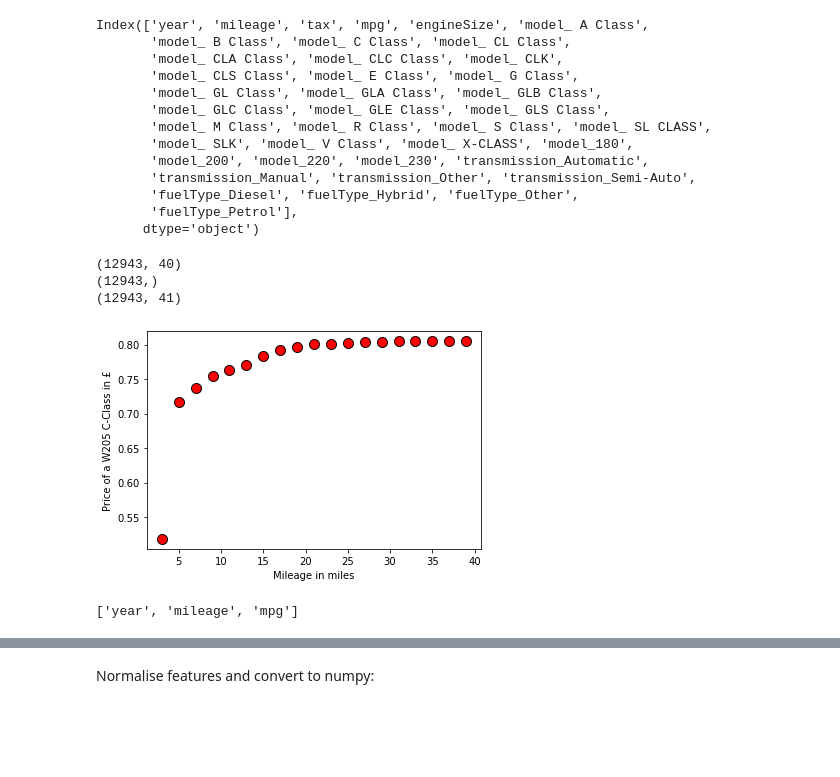
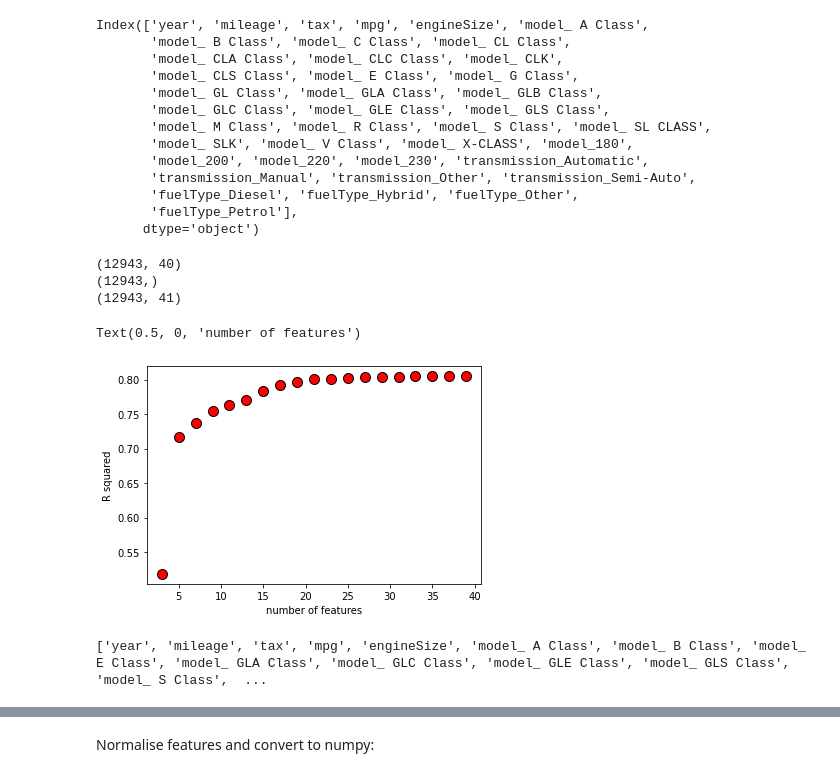
Before and after one commit to LuigiGuerriero1999/machine_learning_project, a Jupyter notebook: Machine Learning Project UK Used Car Data .ipynb, the cells around one changed output, grey strips where cells are left out. Saved outputs shown, nothing was run; the diff lists cells and outputs as text; code cells hidden in the pictures; blank space fills up the shorter version.

```diff
--- a/Machine Learning Project UK Used Car Data .ipynb
+++ b/Machine Learning Project UK Used Car Data .ipynb
@@ -793,40 +793,44 @@ Index(['year', 'mileage', 'tax', 'mpg', 'engineSize', 'model_ A Class',
 # %%
 #data
 X_mercedes = np.delete(mercedes_expanded_numpy_norm, 1, axis=1)
 y_mercedes = mercedes_expanded_numpy_norm[:,1]
 print(X_mercedes.shape)
 print(y_mercedes.shape)
 print(mercedes_expanded_numpy_norm.shape)
 
 
 #for features
 no_of_features = []
 r_squared = []
 
 
 for k in range(3, 40, 2):
     selector = SelectKBest(f_regression, k = k)
     X_transformed = selector.fit_transform(X_mercedes, y_mercedes)
     regressor = LinearRegression()
     regressor.fit(X_transformed, y_mercedes)
     no_of_features.append(k)
     teller = (1-(regressor.score(X_transformed, y_mercedes)))*(y_mercedes.size-1)
     noemer = y_mercedes.size-1
     r_squared.append(1-(teller/noemer))
 
-plotData(no_of_features, r_squared)
+fig = pyplot.figure()  # open a new figure
+pyplot.plot(no_of_features, r_squared, 'ro', ms=10, mec='k')
+pyplot.ylabel('R squared')
+pyplot.xlabel('number of features')
 # %% [output]
 (12943, 40)
 (12943,)
 (12943, 41)
+Text(0.5, 0, 'number of features')
-[figure, old version]
+[figure, new version]
 # %%
-selector = SelectKBest(f_regression, k = 3)
+selector = SelectKBest(f_regression, k = 20)
 X_train_transformed = selector.fit_transform(X_mercedes, y_mercedes)
 features_columns = column_names_mercedes[selector.get_support()]
 print(features_columns.to_numpy().tolist())
 # %% [output]
-['year', 'mileage', 'mpg']
+['year', 'mileage', 'tax', 'mpg', 'engineSize', 'model_ A Class', 'model_ B Class', 'model_ E Class', 'model_ GLA Class', 'model_ GLC Class', 'model_ GLE Class', 'model_ GLS Class', 'model_ S Class',  ...
 # %%
 data_mercedes_expanded_filtered = data_mercedes_expanded[features_columns.to_numpy().tolist()]
 data_mercedes_expanded_filtered.head()
```
Also changed, not shown: parts of 24 cells of this notebook.
